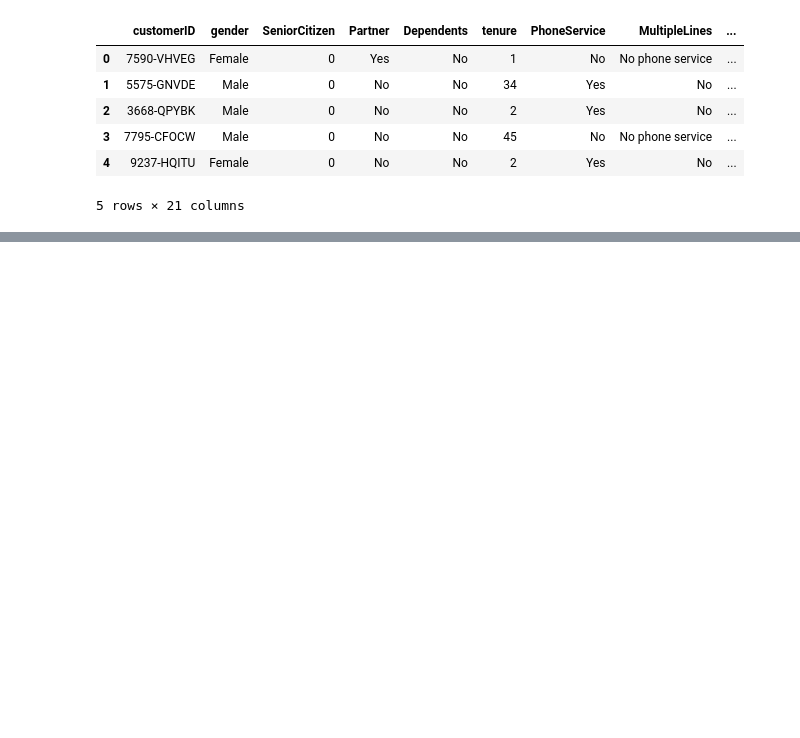
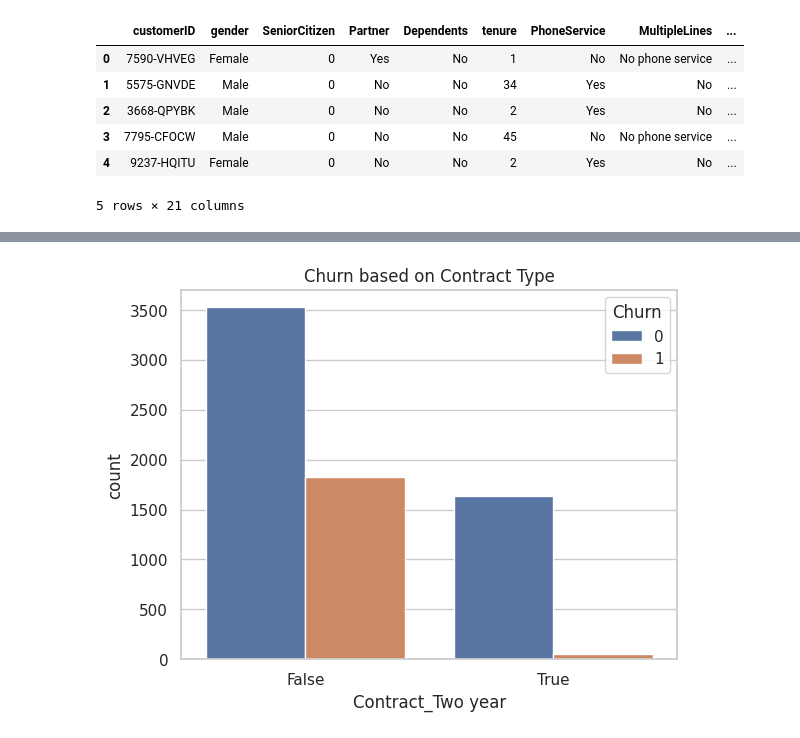
Before and after one commit to DEVAPRAKSAM/Customer-Churn-ML, a Jupyter notebook: ChurnPrediction.ipynb, the cells around one changed output, grey strips where cells are left out. Saved outputs shown, nothing was run; the diff lists cells and outputs as text; code cells hidden in the pictures; blank space fills up the shorter version.

```diff
--- a/ChurnPrediction.ipynb
+++ b/ChurnPrediction.ipynb
@@ -21,0 +79,6 @@ df.head()
+# %%
+sns.countplot(x='Contract_Two year', hue='Churn', data=df)
+plt.title("Churn based on Contract Type")
+plt.show()
+# %% [output]
+[figure, added]
```
Also changed, not shown: parts of 12 cells of this notebook.
